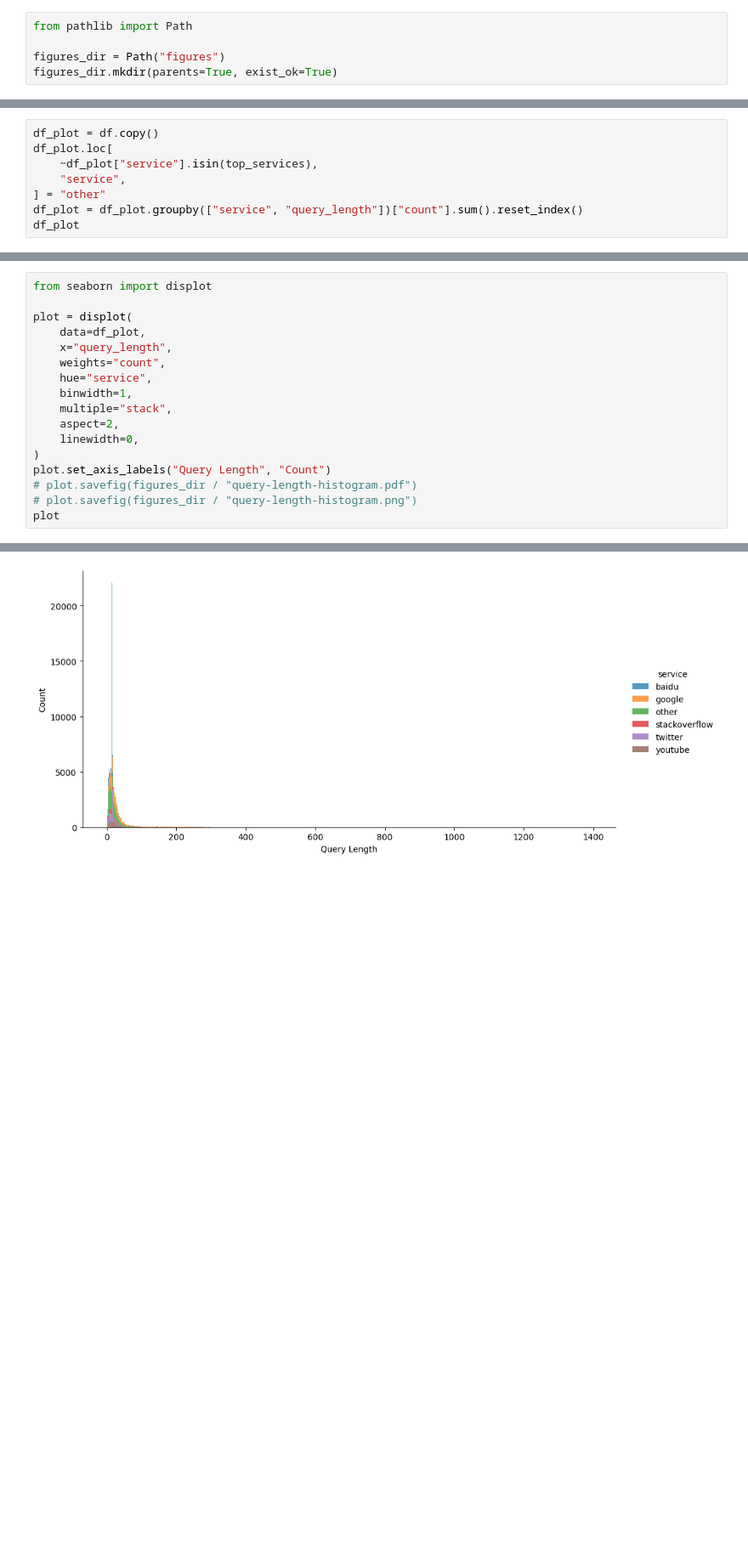
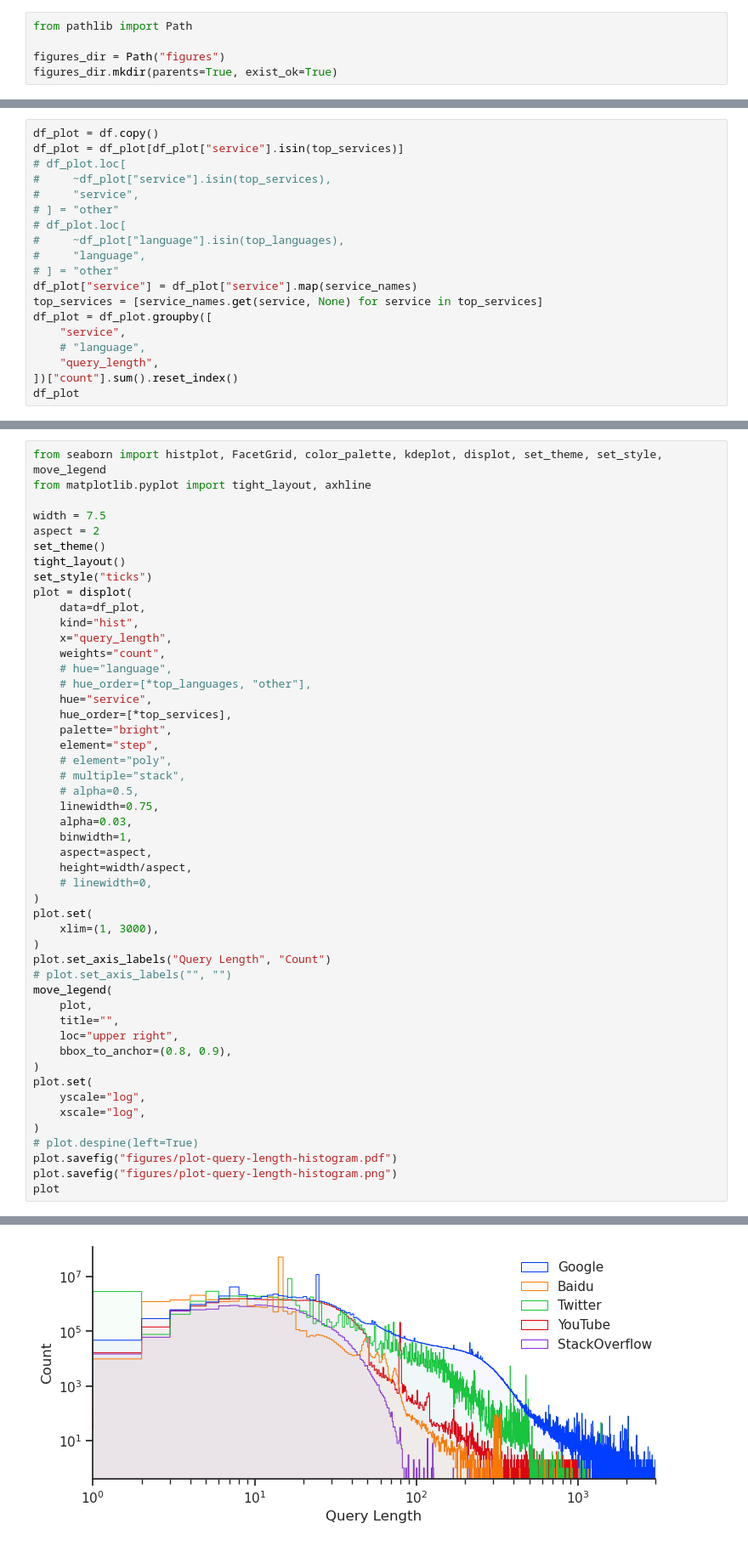
Before and after one commit to webis-de/archive-query-log, a Jupyter notebook: notebooks/evaluation_query_length.ipynb, the cells around one changed output, grey strips where cells are left out. Shown at 85% size. Drawn from its saved outputs; the diff is of its cells as text; blank space fills up the shorter version.

```diff
--- a/notebooks/evaluation_query_length.ipynb
+++ b/notebooks/evaluation_query_length.ipynb
@@ -94,10 +165,21 @@ Index(['google', 'baidu', 'twitter', 'youtube', 'stackoverflow'], dtype='object'
 # %%
 df_plot = df.copy()
-df_plot.loc[
-    ~df_plot["service"].isin(top_services),
+df_plot = df_plot[df_plot["service"].isin(top_services)]
+# df_plot.loc[
+#     ~df_plot["service"].isin(top_services),
+#     "service",
+# ] = "other"
+# df_plot.loc[
+#     ~df_plot["language"].isin(top_languages),
+#     "language",
+# ] = "other"
+df_plot["service"] = df_plot["service"].map(service_names)
+top_services = [service_names.get(service, None) for service in top_services]
+df_plot = df_plot.groupby([
     "service",
-] = "other"
-df_plot = df_plot.groupby(["service", "query_length"])["count"].sum().reset_index()
+    # "language",
+    "query_length",
+])["count"].sum().reset_index()
 df_plot
 # %% [output]
 |  | service | query_length | count |
@@ -116,19 +198,51 @@ df_plot
 # %%
-from seaborn import displot
+from seaborn import histplot, FacetGrid, color_palette, kdeplot, displot, set_theme, set_style, move_legend
+from matplotlib.pyplot import tight_layout, axhline
 
+width = 7.5
+aspect = 2
+set_theme()
+tight_layout()
+set_style("ticks")
 plot = displot(
     data=df_plot,
+    kind="hist",
     x="query_length",
     weights="count",
+    # hue="language",
+    # hue_order=[*top_languages, "other"],
     hue="service",
+    hue_order=[*top_services],
+    palette="bright",
+    element="step",
+    # element="poly",
+    # multiple="stack",
+    # alpha=0.5,
+    linewidth=0.75,
+    alpha=0.03,
     binwidth=1,
-    multiple="stack",
-    aspect=2,
-    linewidth=0,
+    aspect=aspect,
+    height=width/aspect,
+    # linewidth=0,
+)
+plot.set(
+    xlim=(1, 3000),
 )
 plot.set_axis_labels("Query Length", "Count")
-# plot.savefig(figures_dir / "query-length-histogram.pdf")
-# plot.savefig(figures_dir / "query-length-histogram.png")
+# plot.set_axis_labels("", "")
+move_legend(
+    plot,
+    title="",
+    loc="upper right",
+    bbox_to_anchor=(0.8, 0.9),
+)
+plot.set(
+    yscale="log",
+    xscale="log",
+)
+# plot.despine(left=True)
+plot.savefig("figures/plot-query-length-histogram.pdf")
+plot.savefig("figures/plot-query-length-histogram.png")
 plot
 # %% [output]
 <seaborn.axisgrid.FacetGrid at 0x...>
@@ -135 +250 @@ plot
-[figure, old version]
+[figure, new version]
```
Also changed, not shown: parts of 18 cells of this notebook, 7 other files.
